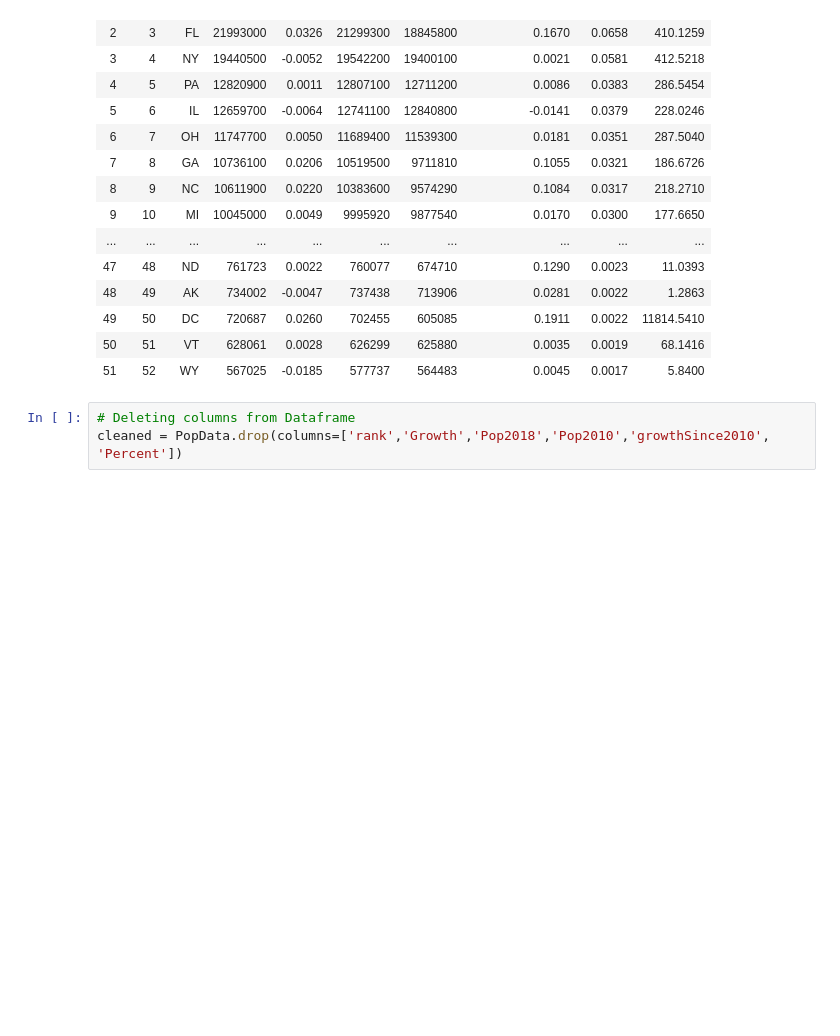
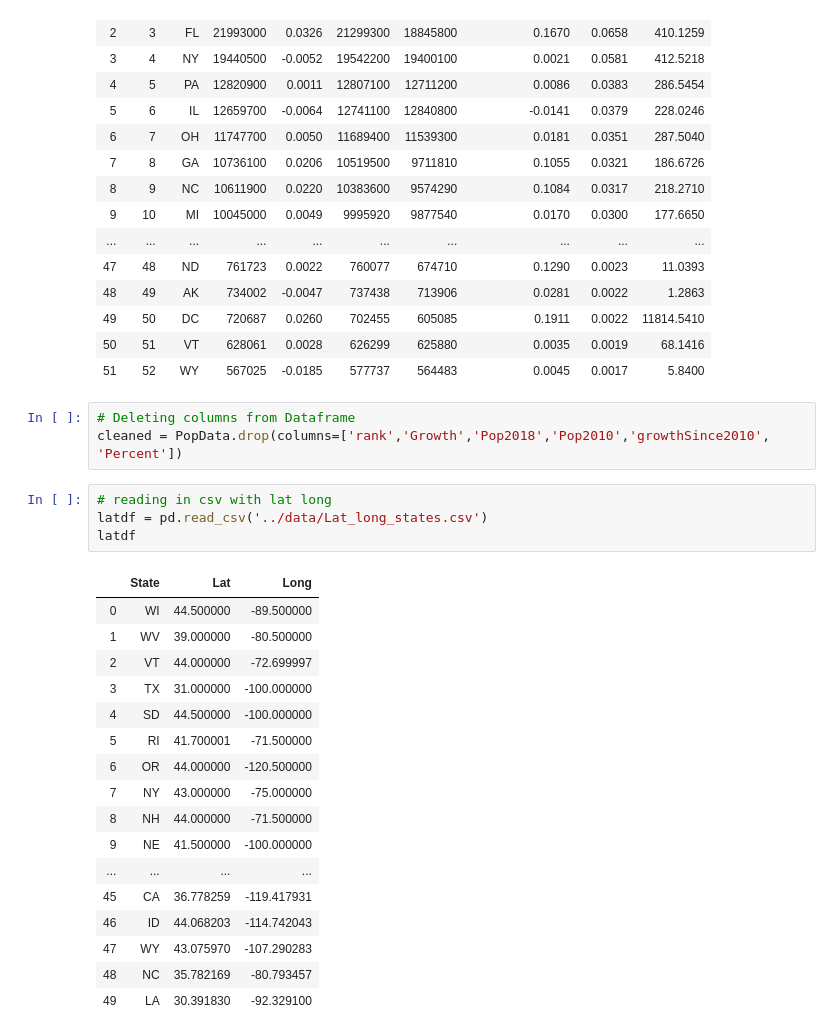
Before and after one commit to anPerger/Project2, a Jupyter notebook: cleaning/populationData.ipynb, the cells around one changed output. Cells and saved outputs as stored; diff of their text form; blank space fills up the shorter version.

```diff
--- a/cleaning/populationData.ipynb
+++ b/cleaning/populationData.ipynb
@@ -30,3 +30,25 @@ PopData
 # %%
 # Deleting columns from Dataframe
 cleaned = PopData.drop(columns=['rank','Growth','Pop2018','Pop2010','growthSince2010', 'Percent'])
+# %%
+# reading in csv with lat long
+latdf = pd.read_csv('../data/Lat_long_states.csv')
+latdf
+# %% [output]
+|  | State | Lat | Long |
+| 0 | WI | 44.500000 | -89.500000 |
+| 1 | WV | 39.000000 | -80.500000 |
+| 2 | VT | 44.000000 | -72.699997 |
+| 3 | TX | 31.000000 | -100.000000 |
+| 4 | SD | 44.500000 | -100.000000 |
+| 5 | RI | 41.700001 | -71.500000 |
+| 6 | OR | 44.000000 | -120.500000 |
+| 7 | NY | 43.000000 | -75.000000 |
+| 8 | NH | 44.000000 | -71.500000 |
+| 9 | NE | 41.500000 | -100.000000 |
+| ... | ... | ... | ... |
+| 45 | CA | 36.778259 | -119.417931 |
+| 46 | ID | 44.068203 | -114.742043 |
+| 47 | WY | 43.075970 | -107.290283 |
+| 48 | NC | 35.782169 | -80.793457 |
+| 49 | LA | 30.391830 | -92.329100 |
```
Also changed, not shown: parts of 3 cells of this notebook, 2 other files.
